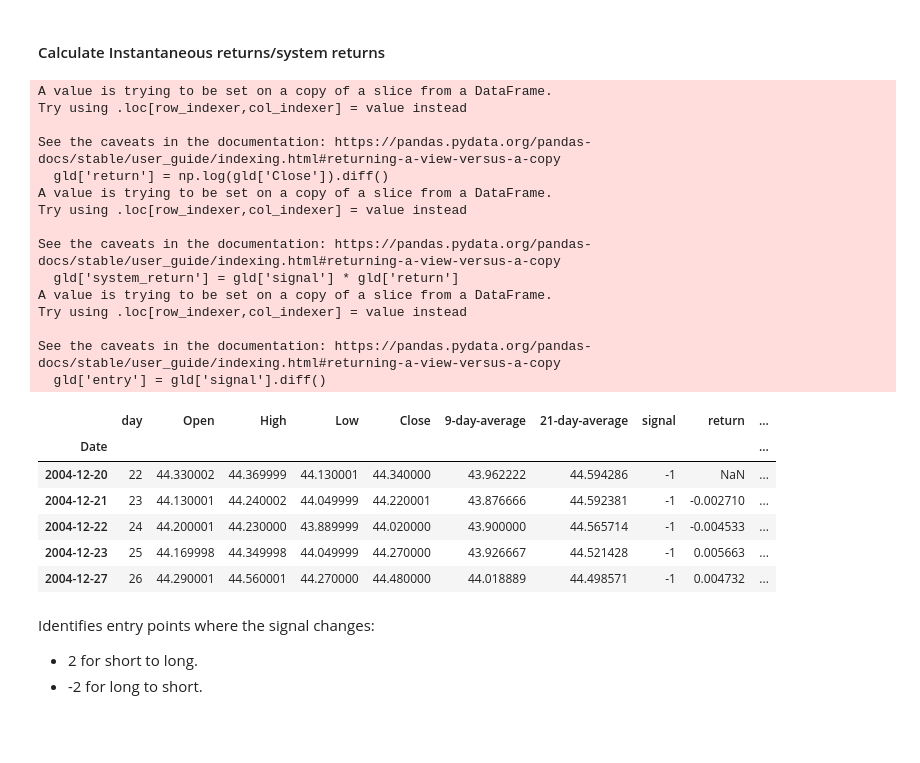
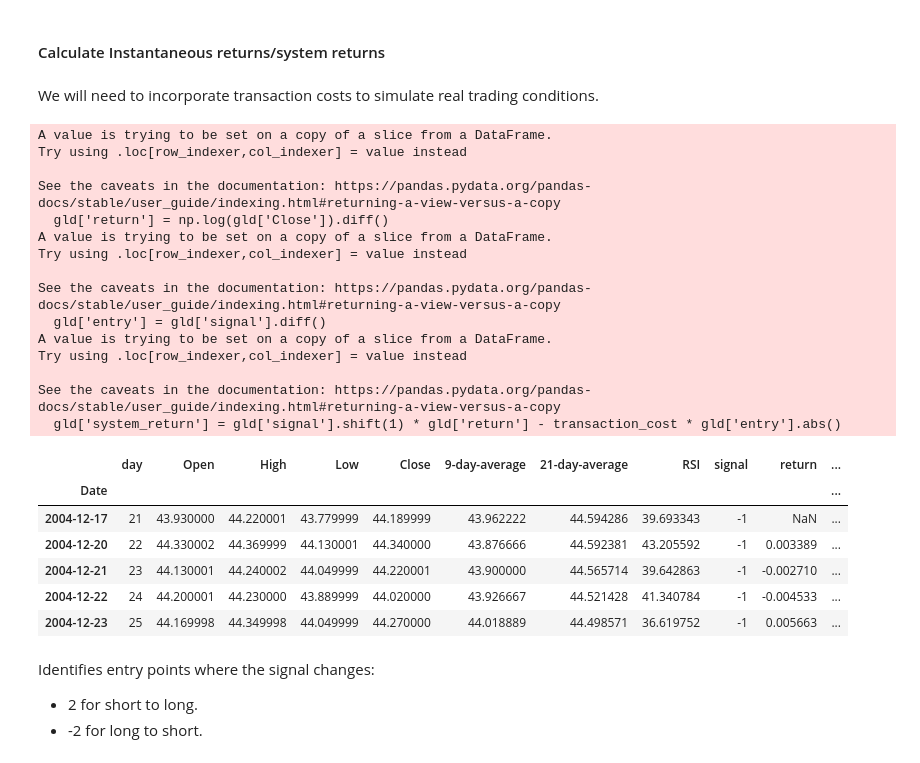
Before and after one commit to giahienpham/momentum_trading_strategy, a Jupyter notebook: momentum_algorithmic.ipynb, the cells around one changed output. Drawn from its saved outputs; the diff is of its cells as text; code cells hidden in the pictures; blank space fills up the shorter version.

```diff
--- a/momentum_algorithmic.ipynb
+++ b/momentum_algorithmic.ipynb
@@ -56,9 +56,8 @@ For the next step, we will:
 # %% [markdown]
 #### First we will add moving averages to our data frame
 # %%
-gld['9-day-average'] = gld['Close'].rolling(9).mean().shift()
-gld['21-day-average'] = gld['Close'].rolling(21).mean().shift()
-#since the close price is after the day, we need to shift it by one day to have the moving average
+gld['9-day-average'] = gld['Close'].rolling(9).mean()
+gld['21-day-average'] = gld['Close'].rolling(21).mean()
 gld[19:25]
 # %% [output]
 A value is trying to be set on a copy of a slice from a DataFrame.
@@ -81,0 +83,9 @@ See the caveats in the documentation: https://pandas.pydata.org/pandas-docs/stab
+# %%
+def compute_RSI(data, window=14):
+    delta = data.diff()
+    gain = (delta.where(delta > 0, 0)).rolling(window).mean()
+    loss = (-delta.where(delta < 0, 0)).rolling(window).mean()
+    RS = gain / loss
+    return 100 - (100 / (1 + RS))
+
+gld['RSI'] = compute_RSI(gld['Close'])
@@ -82,8 +98,8 @@ See the caveats in the documentation: https://pandas.pydata.org/pandas-docs/stab
 # %% [markdown]
 #### Next, we will add the "signal" column
 # %%
-gld['signal'] = np.where(gld['9-day-average'] > gld['21-day-average'], 1, 0)
-gld['signal'] = np.where(gld['9-day-average'] < gld['21-day-average'], -1, gld['signal'])
+gld['signal'] = np.where((gld['9-day-average'] > gld['21-day-average']) & (gld['RSI'] < 70), 1, 0)
+gld['signal'] = np.where((gld['9-day-average'] < gld['21-day-average']) & (gld['RSI'] > 30), -1, gld['signal'])
 gld.dropna(inplace=True)
 gld.head()
 # %% [output]
@@ -114,34 +130,38 @@ Generates trading signals based on the moving averages:
 * -1 (sell signal) if the 9-day average is less than the 21-day average.
 # %% [markdown]
 #### Calculate Instantaneous returns/system returns
+# %% [markdown]
+We will need to incorporate transaction costs to simulate real trading conditions.
 # %%
+transaction_cost = 0.001  # 0.1% per transaction
+
 gld['return'] = np.log(gld['Close']).diff()
-gld['system_return'] = gld['signal'] * gld['return']
 gld['entry'] = gld['signal'].diff()
+gld['system_return'] = gld['signal'].shift(1) * gld['return'] - transaction_cost * gld['entry'].abs()
 gld.head()
 # %% [output]
 A value is trying to be set on a copy of a slice from a DataFrame.
 Try using .loc[row_indexer,col_indexer] = value instead
 
 See the caveats in the documentation: https://pandas.pydata.org/pandas-docs/stable/user_guide/indexing.html#returning-a-view-versus-a-copy
   gld['return'] = np.log(gld['Close']).diff()
 A value is trying to be set on a copy of a slice from a DataFrame.
 Try using .loc[row_indexer,col_indexer] = value instead
 
 See the caveats in the documentation: https://pandas.pydata.org/pandas-docs/stable/user_guide/indexing.html#returning-a-view-versus-a-copy
-  gld['system_return'] = gld['signal'] * gld['return']
+  gld['entry'] = gld['signal'].diff()
 A value is trying to be set on a copy of a slice from a DataFrame.
 Try using .loc[row_indexer,col_indexer] = value instead
 
 See the caveats in the documentation: https://pandas.pydata.org/pandas-docs/stable/user_guide/indexing.html#returning-a-view-versus-a-copy
-  gld['entry'] = gld['signal'].diff()
+  gld['system_return'] = gld['signal'].shift(1) * gld['return'] - transaction_cost * gld['entry'].abs()
-|  | day | Open | High | Low | Close | 9-day-average | 21-day-average | signal | return | ... |
-| Date |  |  |  |  |  |  |  |  |  | ... |
-| 2004-12-20 | 22 | 44.330002 | 44.369999 | 44.130001 | 44.340000 | 43.962222 | 44.594286 | -1 | NaN | ... |
-| 2004-12-21 | 23 | 44.130001 | 44.240002 | 44.049999 | 44.220001 | 43.876666 | 44.592381 | -1 | -0.002710 | ... |
-| 2004-12-22 | 24 | 44.200001 | 44.230000 | 43.889999 | 44.020000 | 43.900000 | 44.565714 | -1 | -0.004533 | ... |
-| 2004-12-23 | 25 | 44.169998 | 44.349998 | 44.049999 | 44.270000 | 43.926667 | 44.521428 | -1 | 0.005663 | ... |
-| 2004-12-27 | 26 | 44.290001 | 44.560001 | 44.270000 | 44.480000 | 44.018889 | 44.498571 | -1 | 0.004732 | ... |
+|  | day | Open | High | Low | Close | 9-day-average | 21-day-average | RSI | signal | return | ... |
+| Date |  |  |  |  |  |  |  |  |  |  | ... |
+| 2004-12-17 | 21 | 43.930000 | 44.220001 | 43.779999 | 44.189999 | 43.962222 | 44.594286 | 39.693343 | -1 | NaN | ... |
+| 2004-12-20 | 22 | 44.330002 | 44.369999 | 44.130001 | 44.340000 | 43.876666 | 44.592381 | 43.205592 | -1 | 0.003389 | ... |
+| 2004-12-21 | 23 | 44.130001 | 44.240002 | 44.049999 | 44.220001 | 43.900000 | 44.565714 | 39.642863 | -1 | -0.002710 | ... |
+| 2004-12-22 | 24 | 44.200001 | 44.230000 | 43.889999 | 44.020000 | 43.926667 | 44.521428 | 41.340784 | -1 | -0.004533 | ... |
+| 2004-12-23 | 25 | 44.169998 | 44.349998 | 44.049999 | 44.270000 | 44.018889 | 44.498571 | 36.619752 | -1 | 0.005663 | ... |
 # %% [markdown]
 Identifies entry points where the signal changes:
 * 2 for short to long.
```
Also changed, not shown: parts of 9 cells of this notebook.
